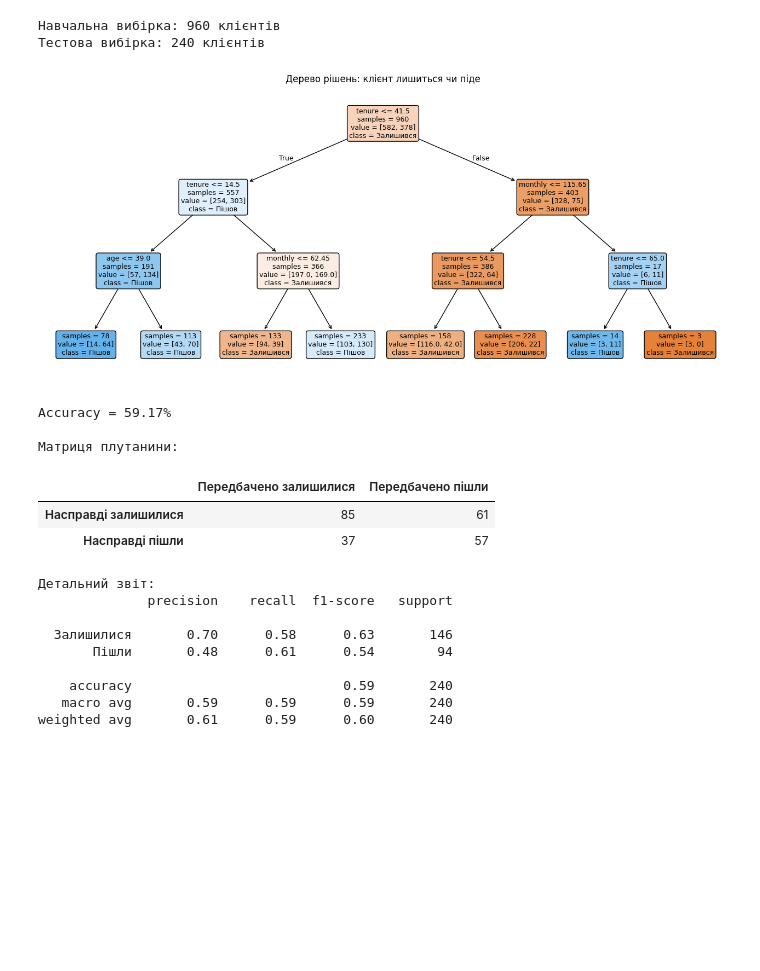
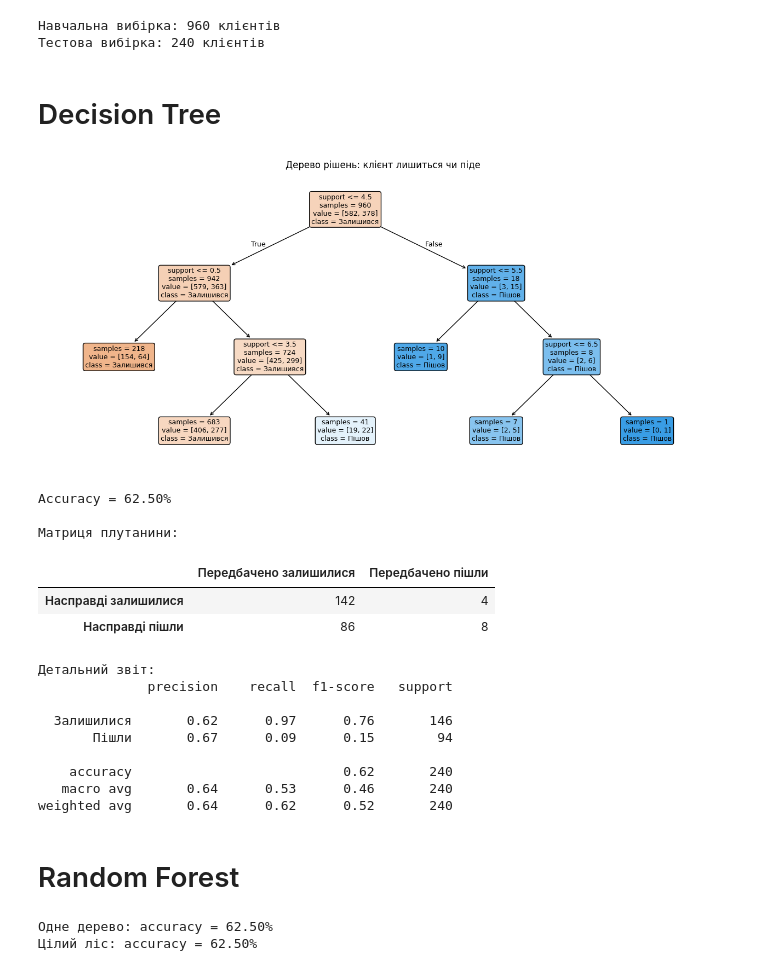
Before and after one commit to KsiuTretyakova/DTA-2026, a Jupyter notebook: ML/Classification_DecisionTreeClassifier_DTA.ipynb, the cells around one changed output. Saved outputs shown, nothing was run; the diff lists cells and outputs as text; code cells hidden in the pictures; blank space fills up the shorter version.

Commit message:
RandomForestClassifier

```diff
--- a/ML/Classification_DecisionTreeClassifier_DTA.ipynb
+++ b/ML/Classification_DecisionTreeClassifier_DTA.ipynb
@@ -51,7 +49,9 @@ df.head()
 # %%
 from sklearn.model_selection import train_test_split
 
-X = df[['tenure', 'monthly', 'support', 'age']]  # features - ознаки
+# X = df[['tenure', 'monthly', 'support', 'age']]  # features - ознаки
+X = df[['support']]  # features - ознаки
+# X = df[['tenure']]  # features - ознаки
 y = df['churn']  # target - ціль
 
 X_train, X_test, y_train, y_test = train_test_split(
@@ -66,31 +66,33 @@ print("Тестова вибірка:", X_test.shape[0], "клієнтів")
 # %% [output]
 Навчальна вибірка: 960 клієнтів
 Тестова вибірка: 240 клієнтів
+# %% [markdown]
+# Decision Tree
 # %%
 from sklearn.tree import DecisionTreeClassifier
 
-model = DecisionTreeClassifier(
+model_tree = DecisionTreeClassifier(
     max_depth=3,
     random_state=RANDOM_STATE
 )
 
-model.fit(X_train, y_train)
-y_pred = model.predict(X_test)
+model_tree.fit(X_train, y_train)
+y_pred = model_tree.predict(X_test)
 # %%
 from sklearn.tree import plot_tree
 
 plt.figure(figsize=(16, 7))
 plot_tree(
-    model,
+    model_tree,
     feature_names=X.columns,
     class_names=['Залишився', 'Пішов'],
     filled=True, rounded=True, fontsize=9, impurity=False
 )
 
 plt.title("Дерево рішень: клієнт лишиться чи піде")
 plt.show()
 # %% [output]
-[figure, old version]
+[figure, new version]
 # %%
 from sklearn.metrics import accuracy_score, confusion_matrix, classification_report
 
@@ -111,18 +113,38 @@ display(df_cm)
 print("\nДетальний звіт:")
 print(classification_report(y_test, y_pred, target_names=["Залишилися", "Пішли"]))
 # %% [output]
-Accuracy = 59.17%
+Accuracy = 62.50%
 
 Матриця плутанини:
 |  | Передбачено залишилися | Передбачено пішли |
-| Насправді залишилися | 85 | 61 |
-| Насправді пішли | 37 | 57 |
+| Насправді залишилися | 142 | 4 |
+| Насправді пішли | 86 | 8 |
 Детальний звіт:
               precision    recall  f1-score   support
 
-  Залишилися       0.70      0.58      0.63       146
-       Пішли       0.48      0.61      0.54        94
+  Залишилися       0.62      0.97      0.76       146
+       Пішли       0.67      0.09      0.15        94
 
-    accuracy                           0.59       240
-   macro avg       0.59      0.59      0.59       240
-weighted avg       0.61      0.59      0.60       240
+    accuracy                           0.62       240
+   macro avg       0.64      0.53      0.46       240
+weighted avg       0.64      0.62      0.52       240
+# %% [markdown]
+# Random Forest
+# %%
+# from sklearn.metrics import accuracy_score
+from sklearn.ensemble import RandomForestClassifier
+
+model_forest = RandomForestClassifier(
+    n_estimators=200,
+    max_depth=6,
+    random_state=RANDOM_STATE
+)
+
+model_forest.fit(X_train, y_train)
+y_pred_rf = model_forest.predict(X_test)
+
+print(f"Одне дерево: accuracy = {accuracy_score(y_test, y_pred):.2%}")
+print(f"Цілий ліс: accuracy = {accuracy_score(y_test, y_pred_rf):.2%}")
+# %% [output]
+Одне дерево: accuracy = 62.50%
+Цілий ліс: accuracy = 62.50%
```
Also changed, not shown: parts of 2 cells of this notebook.
